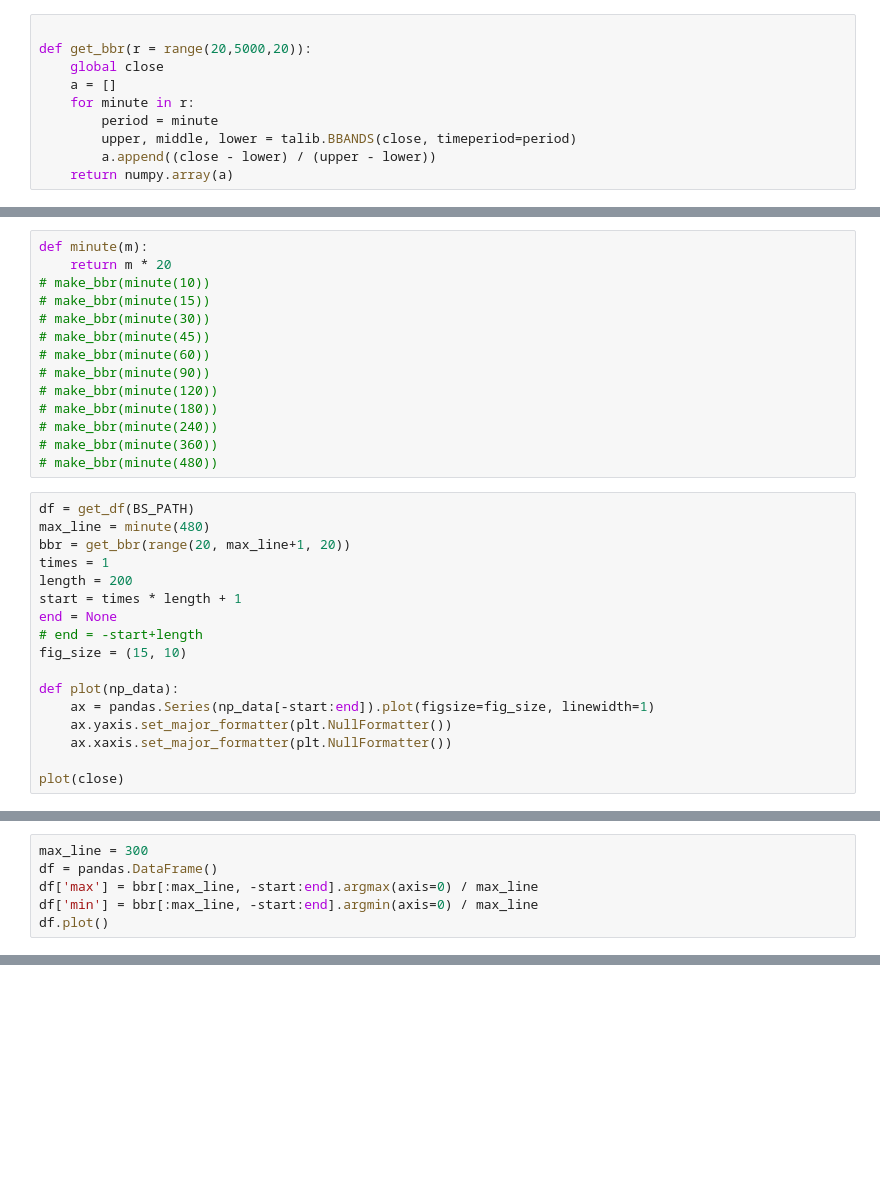
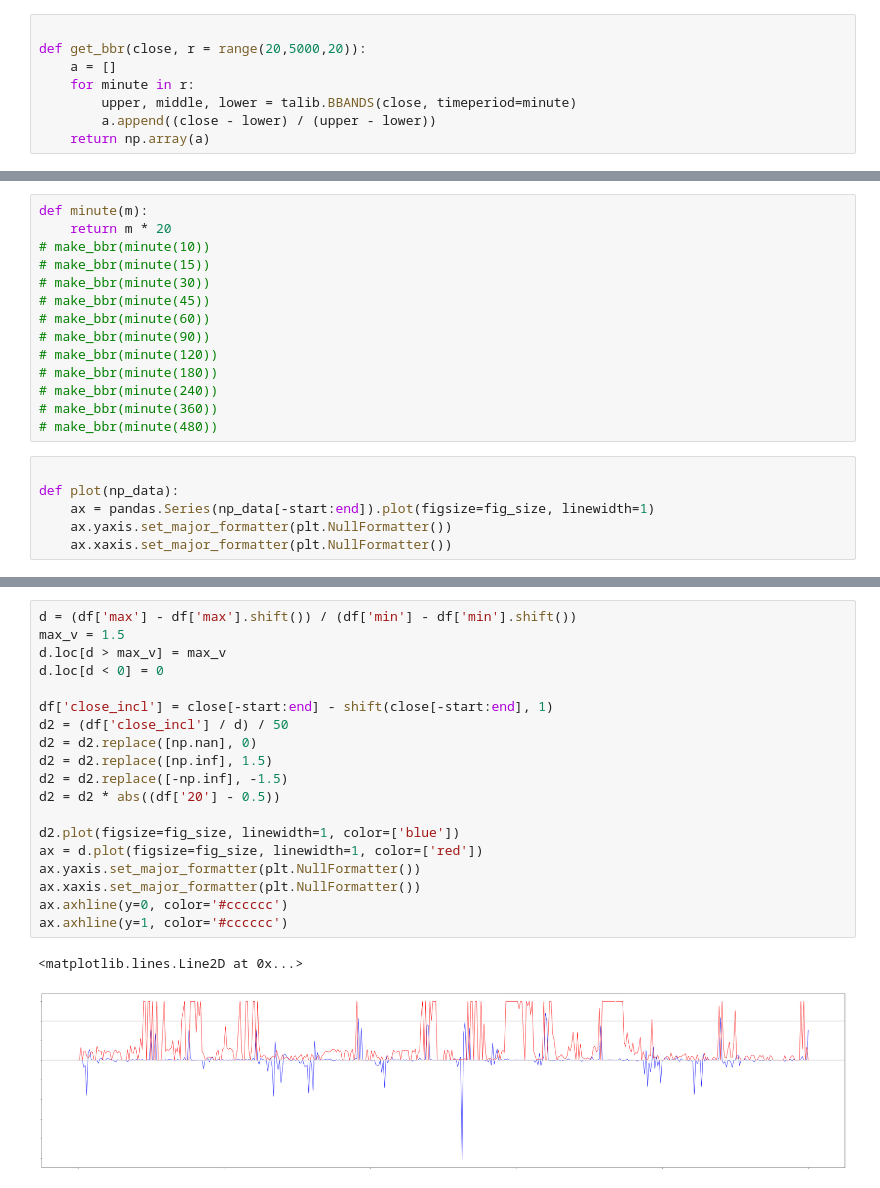
Before and after one commit to bsdo64/BSTrade_init, a Jupyter notebook: Untitled1.ipynb, the cells around one changed output, grey strips where cells are left out. Cells and saved outputs as stored; diff of their text form; blank space fills up the shorter version.

```diff
--- a/Untitled1.ipynb
+++ b/Untitled1.ipynb
@@ -46,10 +43,8 @@ fetchall :  4.4392314099241046e-07
 # %%
 
-def get_bbr(r = range(20,5000,20)):
-    global close
+def get_bbr(close, r = range(20,5000,20)):
     a = []
     for minute in r:
-        period = minute
-        upper, middle, lower = talib.BBANDS(close, timeperiod=period)
+        upper, middle, lower = talib.BBANDS(close, timeperiod=minute)
         a.append((close - lower) / (upper - lower))
-    return numpy.array(a)
+    return np.array(a)
@@ -84,19 +79,8 @@ def minute(m):
 # make_bbr(minute(360))
 # make_bbr(minute(480))
 # %%
-df = get_df(BS_PATH)
-max_line = minute(480)
-bbr = get_bbr(range(20, max_line+1, 20))
-times = 1
-length = 200
-start = times * length + 1
-end = None
-# end = -start+length
-fig_size = (15, 10)
 
 def plot(np_data):
     ax = pandas.Series(np_data[-start:end]).plot(figsize=fig_size, linewidth=1)
     ax.yaxis.set_major_formatter(plt.NullFormatter())
     ax.xaxis.set_major_formatter(plt.NullFormatter())
-
-plot(close)
@@ -185,6 +163,0 @@ plt.savefig('haha.png', transparent=True)
-# %%
-max_line = 300
-df = pandas.DataFrame()
-df['max'] = bbr[:max_line, -start:end].argmax(axis=0) / max_line
-df['min'] = bbr[:max_line, -start:end].argmin(axis=0) / max_line
-df.plot()
@@ -197,0 +164,22 @@ df.plot()
+# %%
+d = (df['max'] - df['max'].shift()) / (df['min'] - df['min'].shift())
+max_v = 1.5
+d.loc[d > max_v] = max_v
+d.loc[d < 0] = 0
+
+df['close_incl'] = close[-start:end] - shift(close[-start:end], 1)
+d2 = (df['close_incl'] / d) / 50
+d2 = d2.replace([np.nan], 0)
+d2 = d2.replace([np.inf], 1.5)
+d2 = d2.replace([-np.inf], -1.5)
+d2 = d2 * abs((df['20'] - 0.5))
+
+d2.plot(figsize=fig_size, linewidth=1, color=['blue'])
+ax = d.plot(figsize=fig_size, linewidth=1, color=['red'])
+ax.yaxis.set_major_formatter(plt.NullFormatter())
+ax.xaxis.set_major_formatter(plt.NullFormatter())
+ax.axhline(y=0, color='#cccccc')
+ax.axhline(y=1, color='#cccccc')
+# %% [output]
+<matplotlib.lines.Line2D at 0x...>
+[figure, added]
```
Also changed, not shown: parts of 13 cells of this notebook.
